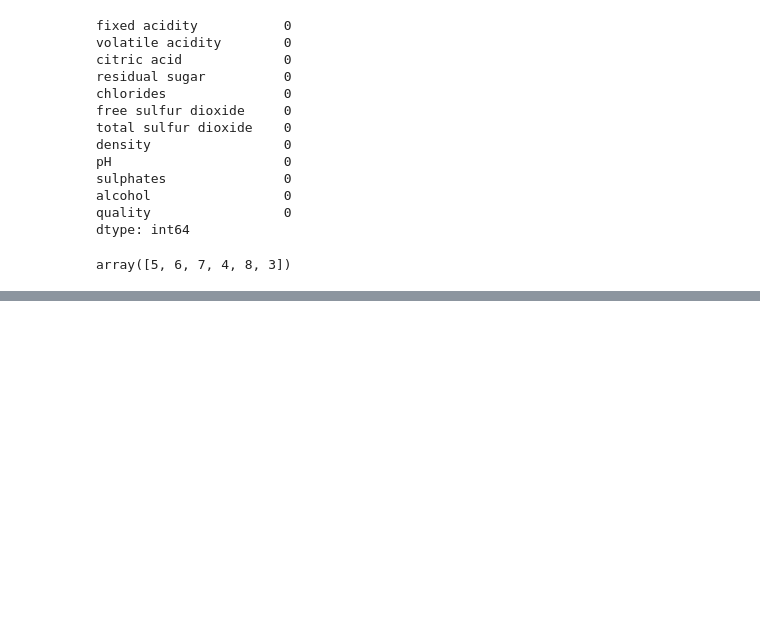
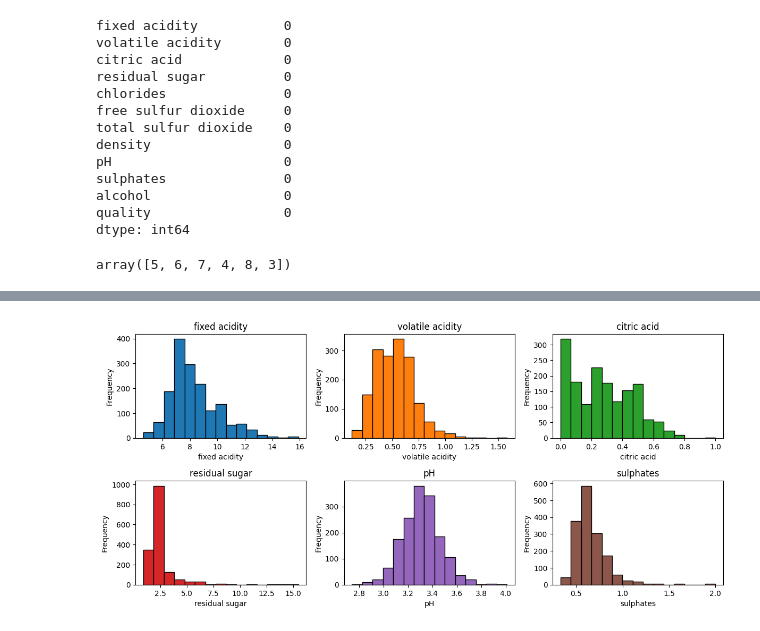
Before and after one commit to shambhavi07/CSCI608FinalProject, a Jupyter notebook: FinalProject.ipynb, the cells around one changed output, grey strips where cells are left out. Cells and saved outputs as stored; diff of their text form; code cells hidden in the pictures; blank space fills up the shorter version.

```diff
--- a/FinalProject.ipynb
+++ b/FinalProject.ipynb
@@ -92,0 +142,32 @@ array([5, 6, 7, 4, 8, 3])
+# %%
+
+variables = [
+    'fixed acidity',
+    'volatile acidity',
+    'citric acid',
+    'residual sugar',
+    'pH',
+    'sulphates'
+]
+
+colors = [
+    'tab:blue',
+    'tab:orange',
+    'tab:green',
+    'tab:red',
+    'tab:purple',
+    'tab:brown'
+]
+plt.figure(figsize=(12, 8))
+
+for i, (var, color) in enumerate(zip(variables,colors),1):
+    plt.subplot(3, 3, i)
+    plt.hist(df[var], bins=15, edgecolor='black', color=color)
+    plt.title(var)
+    plt.xlabel(var)
+    plt.ylabel('Frequency')
+
+plt.tight_layout()
+plt.show()
+# %% [output]
+[figure, added]
```
Also changed, not shown: parts of 9 cells of this notebook.
